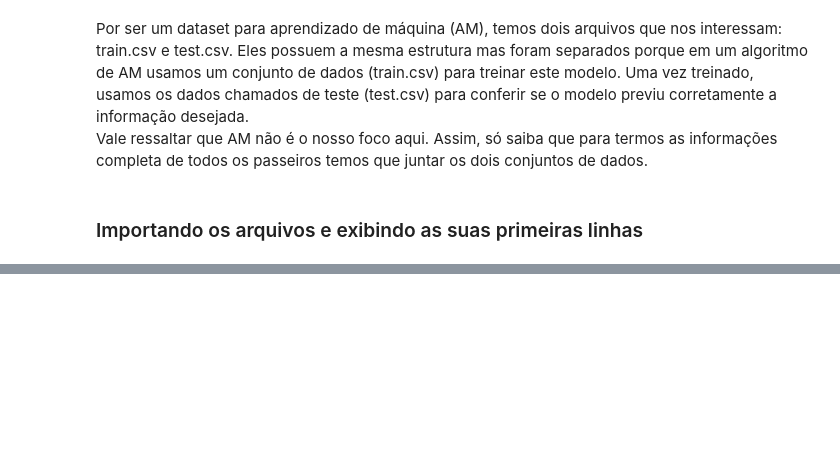
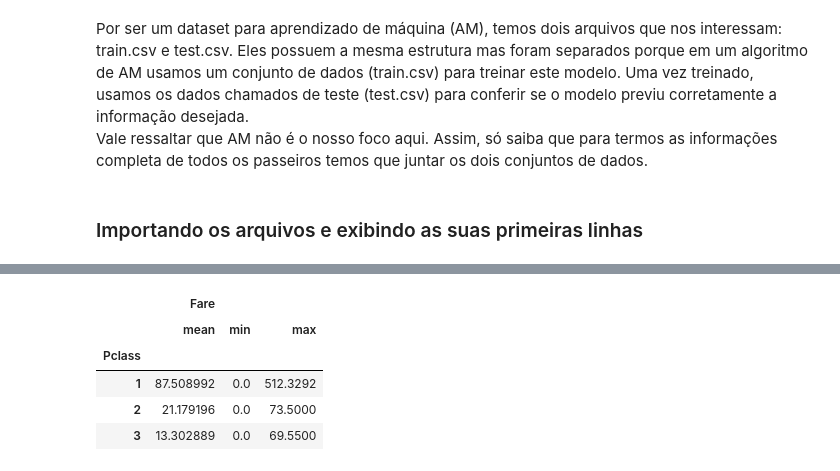
Before and after one commit to airtoncarneiro/AED, a Jupyter notebook: titanic-quase-mais-uma-aed.ipynb, the cells around one changed output, grey strips where cells are left out. Drawn from its saved outputs; the diff is of its cells as text; code cells hidden in the pictures; blank space fills up the shorter version.

```diff
--- a/titanic-quase-mais-uma-aed.ipynb
+++ b/titanic-quase-mais-uma-aed.ipynb
@@ -88,0 +139,10 @@ titanic = test_data + train_data
+# %%
+# Exibindo a média, mínimo e máximo valor pago por classe
+titanic_passg.groupby('Pclass').aggregate({'Fare':['mean','min','max']})
+# %% [output]
+|  | Fare |  |  |
+|  | mean | min | max |
+| Pclass |  |  |  |
+| 1 | 87.508992 | 0.0 | 512.3292 |
+| 2 | 21.179196 | 0.0 | 73.5000 |
+| 3 | 13.302889 | 0.0 | 69.5500 |
```
Also changed, not shown: parts of 26 cells of this notebook.
